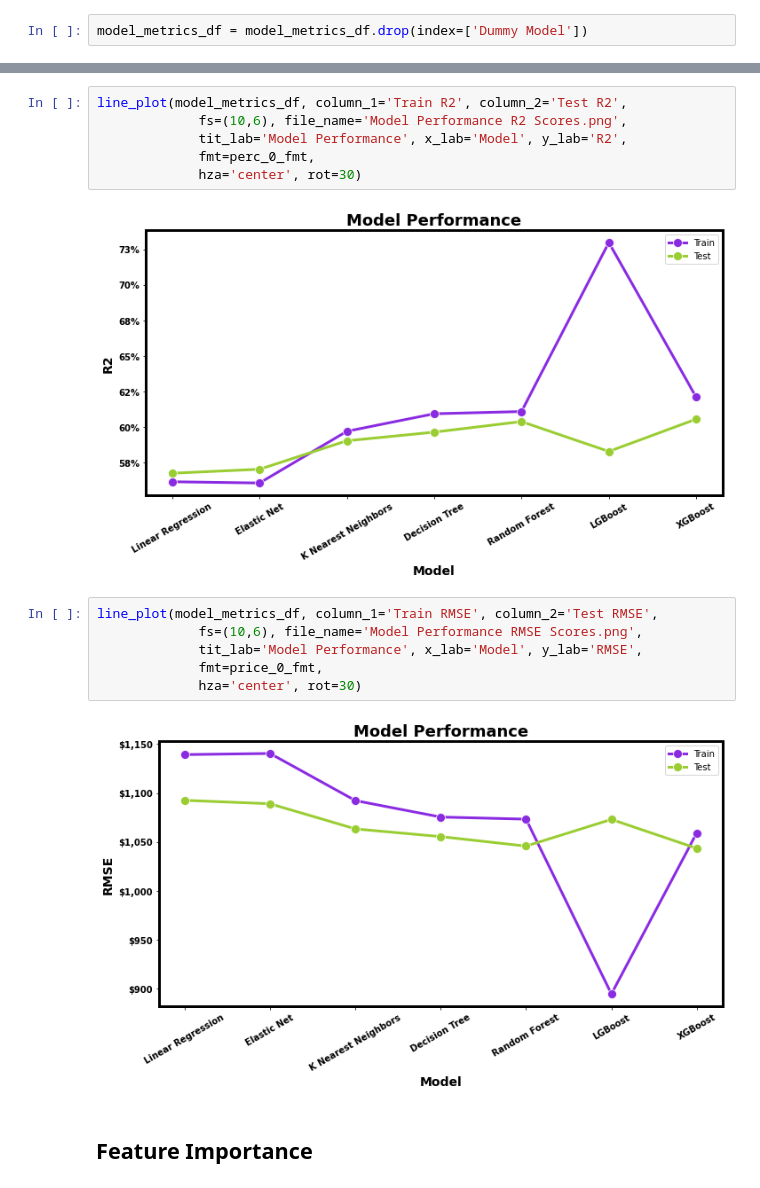
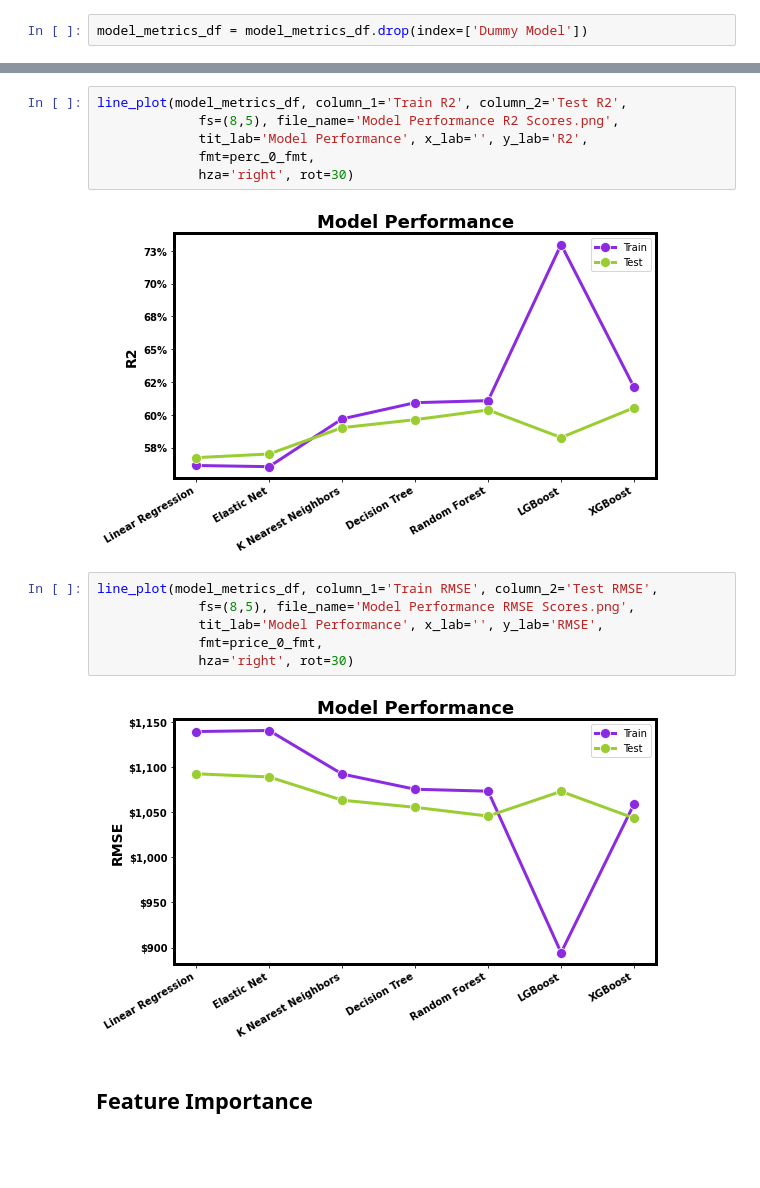
Before and after one commit to YBilodeau/Regression---Prediction-of-Grocery-Sales, a Jupyter notebook: Regression_Prediction_of_Grocery_Sales_.ipynb, the cells around one changed output, grey strips where cells are left out. Saved outputs shown, nothing was run; the diff lists cells and outputs as text; blank space fills up the shorter version.

```diff
--- a/Regression_Prediction_of_Grocery_Sales_.ipynb
+++ b/Regression_Prediction_of_Grocery_Sales_.ipynb
@@ -4078,20 +3805,20 @@ model_metrics_df.sort_values(by='Test R2', ascending=False)\
 | Linear Regression | $ 847.34 | $ 1,298,045.43 | $ 1,139.32 | 56.1391% | $ 803.35 | $ 1,193,601.25 | $ 1,092.52 | 56.7376% |
 # %%
 line_plot(model_metrics_df, column_1='Train R2', column_2='Test R2',
-             fs=(10,6), file_name='Model Performance R2 Scores.png',
-             tit_lab='Model Performance', x_lab='Model', y_lab='R2',
+             fs=(8,5), file_name='Model Performance R2 Scores.png',
+             tit_lab='Model Performance', x_lab='', y_lab='R2',
              fmt=perc_0_fmt,
-             hza='center', rot=30)
+             hza='right', rot=30)
 # %% [output]
-[figure, old version]
+[figure, new version]
 # %%
 line_plot(model_metrics_df, column_1='Train RMSE', column_2='Test RMSE',
-             fs=(10,6), file_name='Model Performance RMSE Scores.png',
-             tit_lab='Model Performance', x_lab='Model', y_lab='RMSE',
+             fs=(8,5), file_name='Model Performance RMSE Scores.png',
+             tit_lab='Model Performance', x_lab='', y_lab='RMSE',
              fmt=price_0_fmt,
-             hza='center', rot=30)
+             hza='right', rot=30)
 # %% [output]
-[figure, old version]
+[figure, new version]
 # %% [markdown]
 ## **Feature Importance**
 # %%
```
Also changed, not shown: parts of 36 cells of this notebook, 3 other files.
